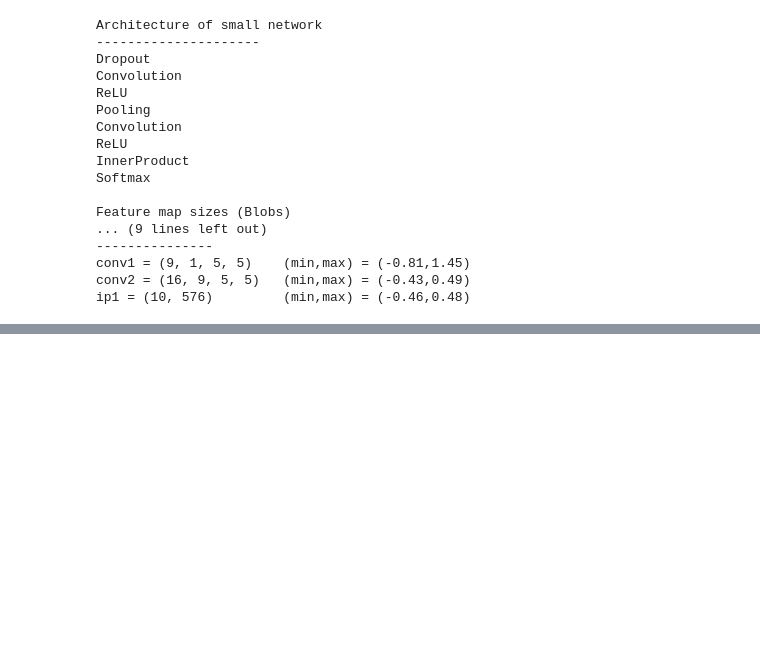
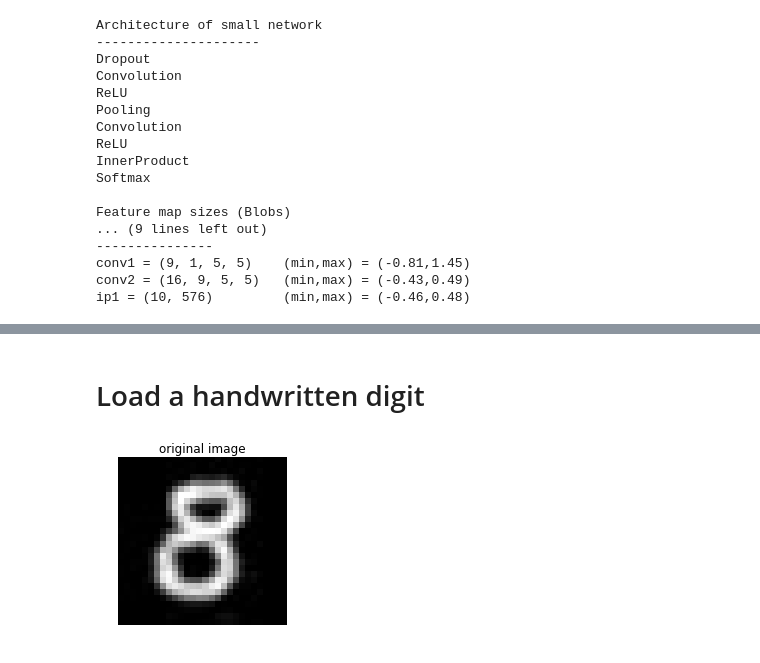
Before and after one commit to perellonieto/cnn_visualization_caffe, a Jupyter notebook: small_cnn_visualization.ipynb, the cells around one changed output, grey strips where cells are left out. Cells and saved outputs as stored; diff of their text form; code cells hidden in the pictures; blank space fills up the shorter version.

```diff
--- a/small_cnn_visualization.ipynb
+++ b/small_cnn_visualization.ipynb
@@ -88,0 +157,21 @@ ip1 = (10, 576)         (min,max) = (-0.46,0.48)
+# %% [markdown]
+# Load a handwritten digit
+# %%
+# load image and prepare as a single input batch for Caffe
+im = np.array(Image.open('images/mnist_8.jpg'))
+plt.title("original image")
+plt.imshow(im)
+plt.axis('off')
+
+im_input = im[np.newaxis, np.newaxis, :, :]
+# Adjust the size of the image to the expected size for the network
+def crop(image,width):
+    diff = image.shape[-1]-width
+    if diff == 0:
+        return image
+    else:
+        return image[0,0,diff/2:-diff/2,diff/2:-diff/2].reshape(1,1,width,width)
+
+net.blobs['data'].data[...] = crop(im_input,net.blobs['data'].data.shape[-1])
+# %% [output]
+[figure, added]
```
Also changed, not shown: parts of 14 cells of this notebook.
